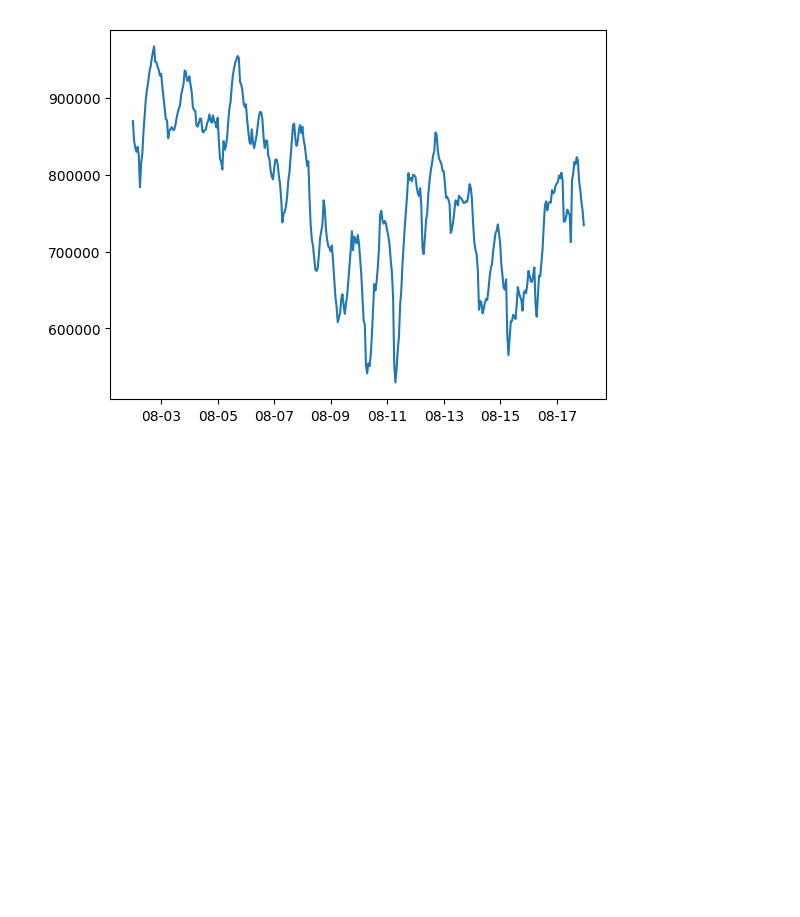
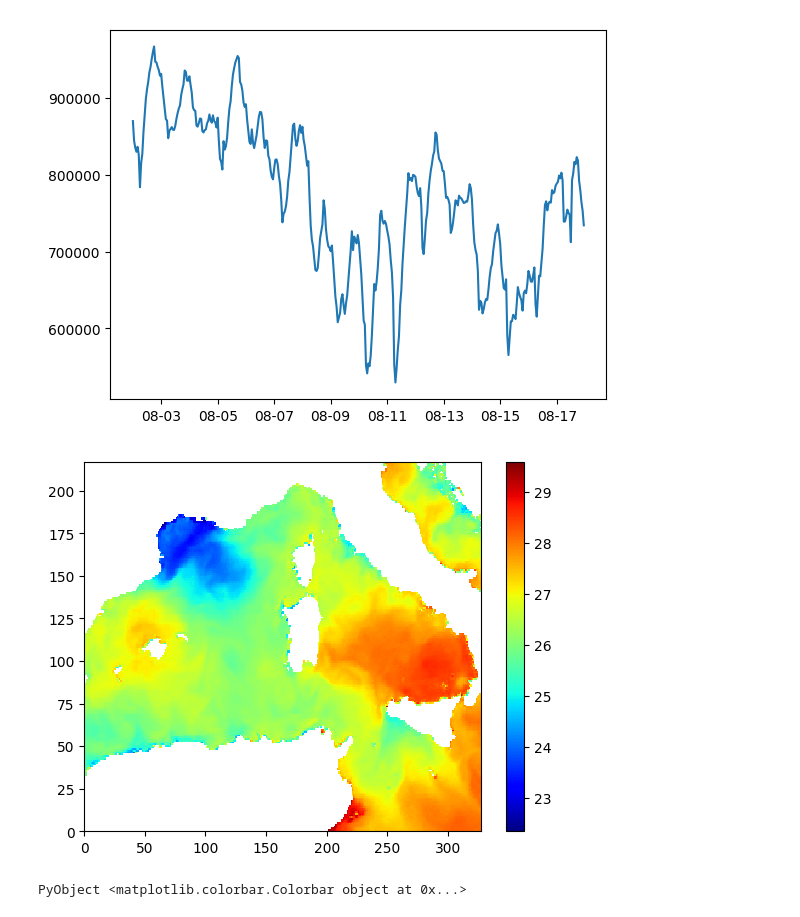
Before and after one commit to Alexander-Barth/JuliaTutorial, a Jupyter notebook: JuliaExercise.ipynb, the cells around one changed output. Saved outputs shown, nothing was run; the diff lists cells and outputs as text; code cells hidden in the pictures; blank space fills up the shorter version.

```diff
--- a/JuliaExercise.ipynb
+++ b/JuliaExercise.ipynb
@@ -429,3 +469,27 @@ plot(time,area)
 datetick(:x,"%m-%d")
 # %% [output]
 [figure]
+# %%
+average = zeros(imax,jmax)
+
+for i = 1:imax
+    for j = 1:jmax
+       mymean = 0.
+       count = 0
+
+       for k = 1:kmax
+           if !ismissing(SST[i,j,k])
+              mymean = mymean + SST[i,j,k]
+              count = count+1
+            end
+        end
+
+        mymean = mymean/count
+        average[i,j] = mymean
+    end
+end
+# %%
+pcolor(average'); colorbar()
+# %% [output]
+[figure, added]
+PyObject <matplotlib.colorbar.Colorbar object at 0x...>
```
Also changed, not shown: parts of 10 cells of this notebook, 1 other file.
